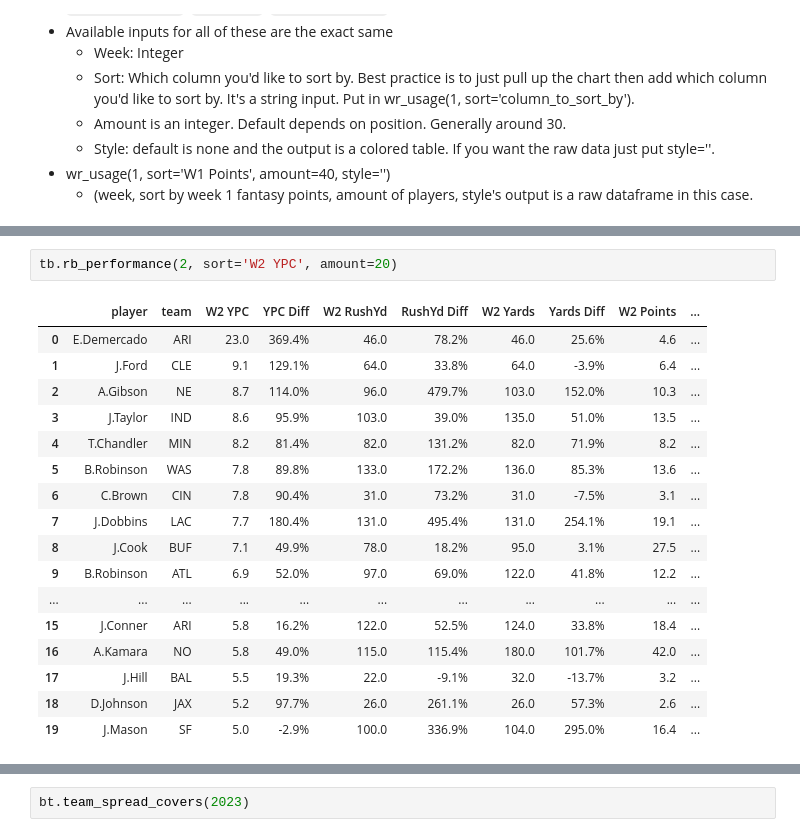
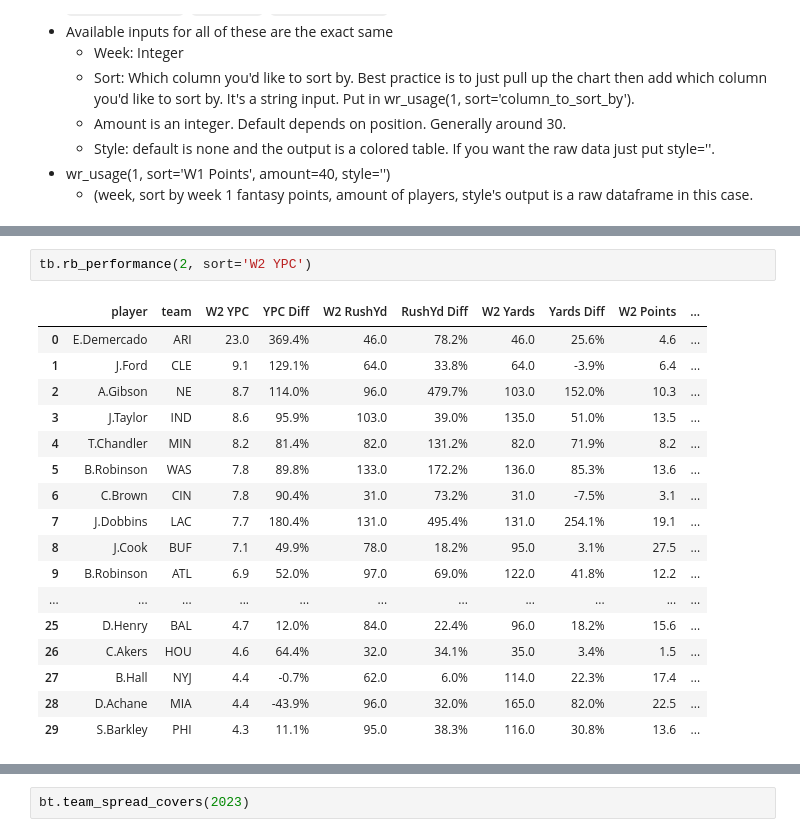
Before and after one commit to prestonf99/NFL-Fun, a Jupyter notebook: Library.ipynb, the cells around one changed output, grey strips where cells are left out. Drawn from its saved outputs; the diff is of its cells as text.

```diff
--- a/Library.ipynb
+++ b/Library.ipynb
@@ -139,23 +139,23 @@ Differences vs. 2023 Season Average, Week 2 Data.
 # %%
-tb.rb_performance(2, sort='W2 YPC', amount=20)
+tb.rb_performance(2, sort='W2 YPC')
 # %% [output]
 |  | player | team | W2 YPC | YPC Diff | W2 RushYd | RushYd Diff | W2 Yards | Yards Diff | W2 Points | ... |
 | 0 | E.Demercado | ARI | 23.0 | 369.4% | 46.0 | 78.2% | 46.0 | 25.6% | 4.6 | ... |
 | 1 | J.Ford | CLE | 9.1 | 129.1% | 64.0 | 33.8% | 64.0 | -3.9% | 6.4 | ... |
 | 2 | A.Gibson | NE | 8.7 | 114.0% | 96.0 | 479.7% | 103.0 | 152.0% | 10.3 | ... |
 | 3 | J.Taylor | IND | 8.6 | 95.9% | 103.0 | 39.0% | 135.0 | 51.0% | 13.5 | ... |
 | 4 | T.Chandler | MIN | 8.2 | 81.4% | 82.0 | 131.2% | 82.0 | 71.9% | 8.2 | ... |
 | 5 | B.Robinson | WAS | 7.8 | 89.8% | 133.0 | 172.2% | 136.0 | 85.3% | 13.6 | ... |
 | 6 | C.Brown | CIN | 7.8 | 90.4% | 31.0 | 73.2% | 31.0 | -7.5% | 3.1 | ... |
 | 7 | J.Dobbins | LAC | 7.7 | 180.4% | 131.0 | 495.4% | 131.0 | 254.1% | 19.1 | ... |
 | 8 | J.Cook | BUF | 7.1 | 49.9% | 78.0 | 18.2% | 95.0 | 3.1% | 27.5 | ... |
 | 9 | B.Robinson | ATL | 6.9 | 52.0% | 97.0 | 69.0% | 122.0 | 41.8% | 12.2 | ... |
 | ... | ... | ... | ... | ... | ... | ... | ... | ... | ... | ... |
-| 15 | J.Conner | ARI | 5.8 | 16.2% | 122.0 | 52.5% | 124.0 | 33.8% | 18.4 | ... |
-| 16 | A.Kamara | NO | 5.8 | 49.0% | 115.0 | 115.4% | 180.0 | 101.7% | 42.0 | ... |
-| 17 | J.Hill | BAL | 5.5 | 19.3% | 22.0 | -9.1% | 32.0 | -13.7% | 3.2 | ... |
-| 18 | D.Johnson | JAX | 5.2 | 97.7% | 26.0 | 261.1% | 26.0 | 57.3% | 2.6 | ... |
-| 19 | J.Mason | SF | 5.0 | -2.9% | 100.0 | 336.9% | 104.0 | 295.0% | 16.4 | ... |
+| 25 | D.Henry | BAL | 4.7 | 12.0% | 84.0 | 22.4% | 96.0 | 18.2% | 15.6 | ... |
+| 26 | C.Akers | HOU | 4.6 | 64.4% | 32.0 | 34.1% | 35.0 | 3.4% | 1.5 | ... |
+| 27 | B.Hall | NYJ | 4.4 | -0.7% | 62.0 | 6.0% | 114.0 | 22.3% | 17.4 | ... |
+| 28 | D.Achane | MIA | 4.4 | -43.9% | 96.0 | 32.0% | 165.0 | 82.0% | 22.5 | ... |
+| 29 | S.Barkley | PHI | 4.3 | 11.1% | 95.0 | 38.3% | 116.0 | 30.8% | 13.6 | ... |
 # %%
 tb.te_usage(2, amount=12)
 # %% [output]
```
Also changed, not shown: parts of 21 cells of this notebook, 1 other file.
